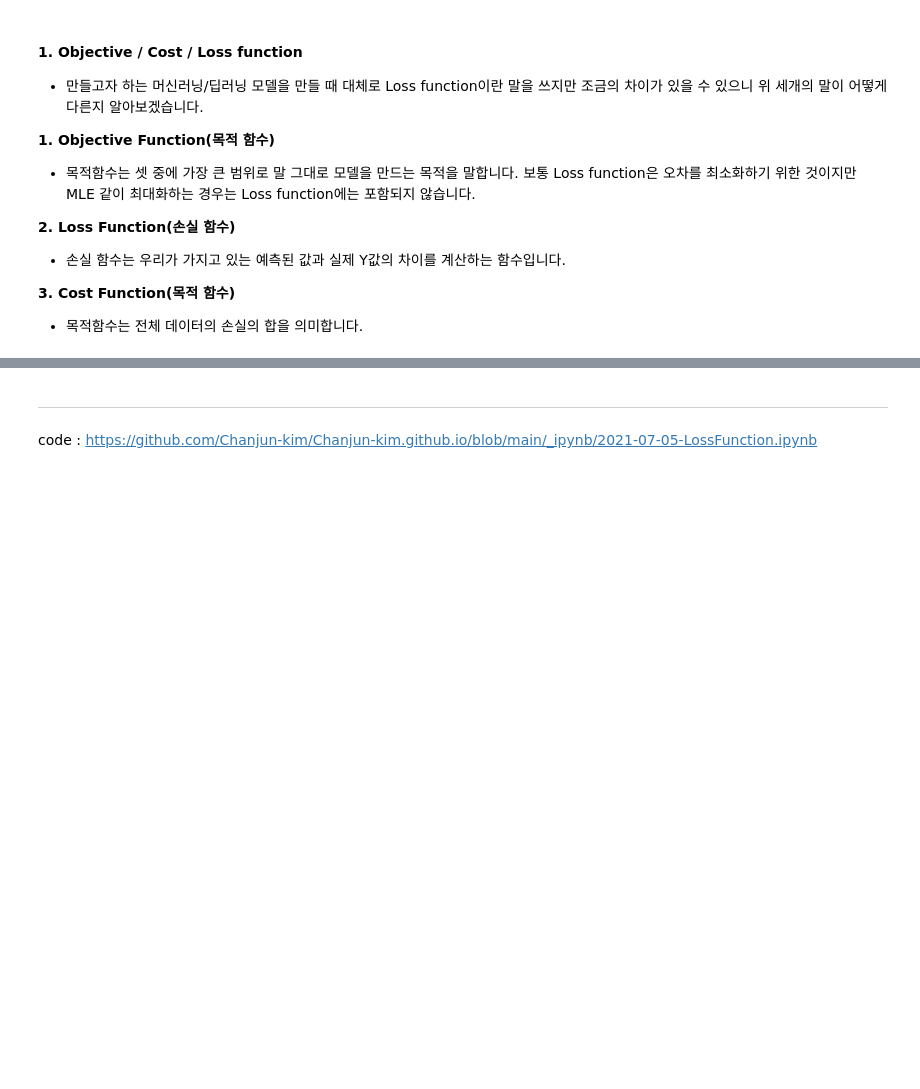
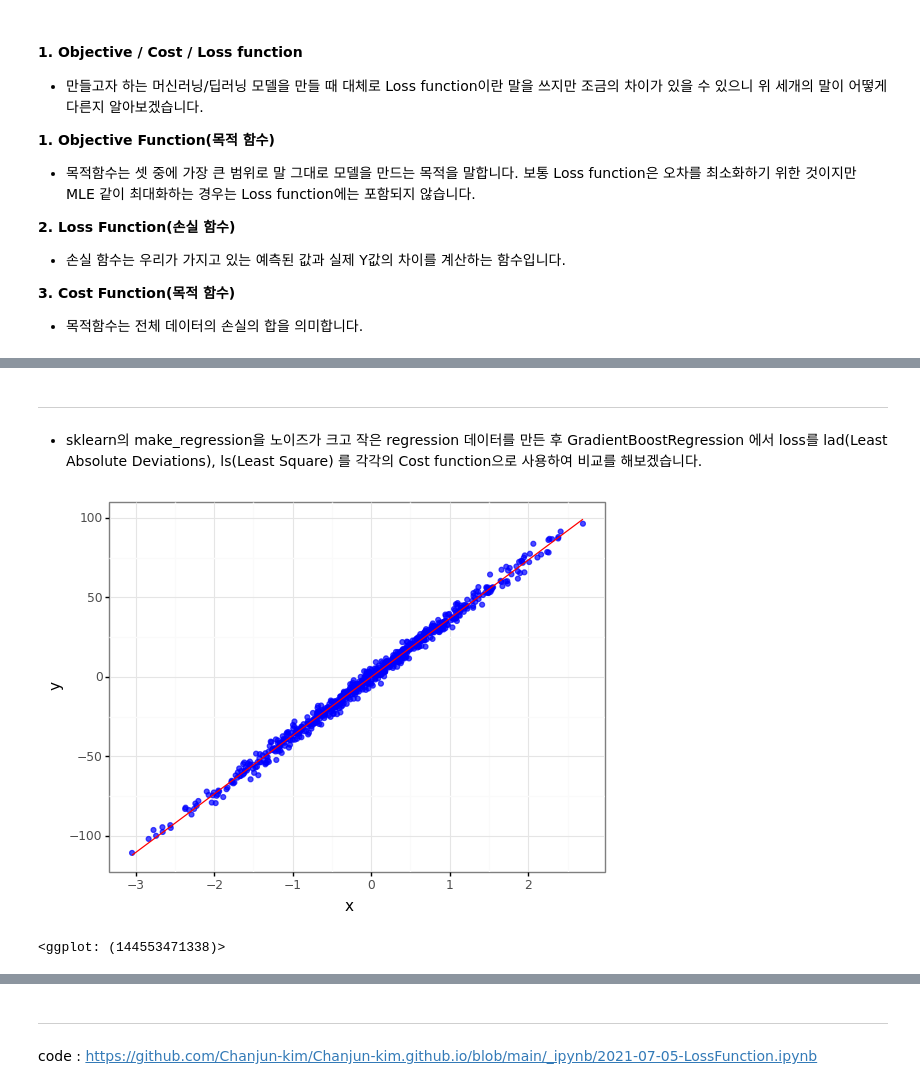
Before and after one commit to Chanjun-kim/Chanjun-kim.github.io, a Jupyter notebook: _ipynb/2021-07-05-LossFunctioni.ipynb, the cells around one changed output, grey strips where cells are left out. Saved outputs shown, nothing was run; the diff lists cells and outputs as text; code cells hidden in the pictures; blank space fills up the shorter version.

Commit message:
writing about loss function

```diff
--- a/_ipynb/2021-07-05-LossFunctioni.ipynb
+++ b/_ipynb/2021-07-05-LossFunctioni.ipynb
@@ -24,0 +82,18 @@ image: 06_LSTM.png
+# %% [markdown]
+---
+
+- sklearn의 make_regression을 노이즈가 크고 작은 regression 데이터를 만든 후 GradientBoostRegression 에서 loss를 lad(Least Absolute Deviations), ls(Least Square) 를 각각의 Cost function으로 사용하여 비교를 해보겠습니다.
+# %%
+reg_data = make_regression(n_samples=700, n_features=1, coef = True, bias=0, noise=3, random_state=0)
+W = reg_data[2]
+reg_data = pd.DataFrame({"x" : np.reshape(reg_data[0], (1, -1))[0], "y" : np.reshape(reg_data[1], (1, -1))[0]})
+# %%
+(
+    ggplot() +
+    geom_point(data = reg_data, mapping = aes(x = "x", y = "y"), alpha = 0.7, color = "blue") +
+    geom_line(data = reg_data.assign(Yhat = lambda x : W * x["x"]), mapping = aes(x = "x", y = "Yhat"), color = "red") +
+    theme_bw()
+)
+# %% [output]
+[figure, added]
+<ggplot: (144553471338)>
```
Also changed, not shown: parts of 29 cells of this notebook, 1 other file.
